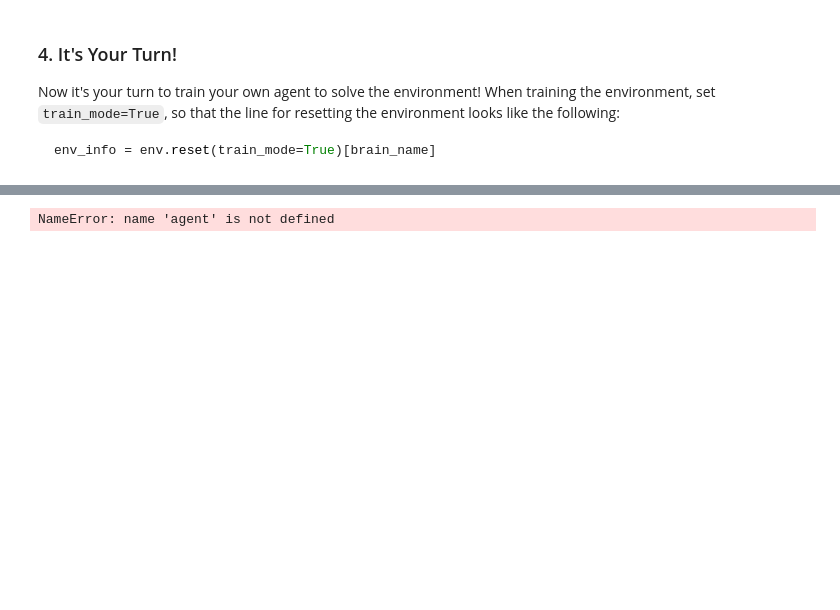
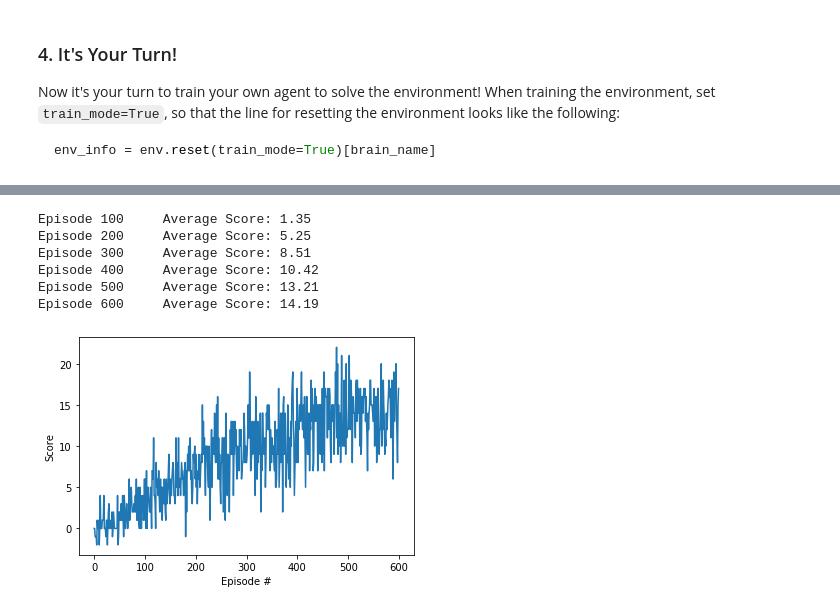
Before and after one commit to roeeSch/DRLL, a Jupyter notebook: drlnd/p1_navigation/Navigation.ipynb, the cells around one changed output, grey strips where cells are left out. Saved outputs shown, nothing was run; the diff lists cells and outputs as text; code cells hidden in the pictures; blank space fills up the shorter version.

Commit message:
project 1 - navigation : initial results

```diff
--- a/drlnd/p1_navigation/Navigation.ipynb
+++ b/drlnd/p1_navigation/Navigation.ipynb
@@ -47,0 +30,8 @@ Unity brain name: BananaBrain
+# %%
+from sys import platform
+if platform == 'linux':
+    bananFile = r'/home/roees/DRL course/drlnd/p1_navigation/Banana_Linux/Banana.x86_64'
+else:
+    bananFile = r"C:\Users\ROEE\GitProjects\DRLL\drlnd\p1_navigation\Banana_Windows_x86\Banana.exe"
+
+env = UnityEnvironment(file_name=bananFile)
@@ -149,7 +154,7 @@ ModuleNotFoundError: No module named 'numpy.core._multiarray_umath'
 from collections import namedtuple, deque
 
 #def dqn(n_episodes=2000, max_t=1000, eps_start=1.0, eps_end=0.01, eps_decay=0.995):
-def dqn(n_episodes=2, max_t=1000, eps_start=1.0, eps_end=0.01, eps_decay=0.995):
+def dqn(n_episodes=600, max_t=1000, eps_start=1.0, eps_end=0.01, eps_decay=0.995):
     """Deep Q-Learning.
 
     Params
@@ -189,31 +194,37 @@ def dqn(n_episodes=2, max_t=1000, eps_start=1.0, eps_end=0.01, eps_decay=0.995):
 
 
             # next_state, reward, done, _ = env.step(action)
             agent.step(state, action, reward, next_state, done)
             state = next_state
             score += reward
             if done:
                 break
         scores_window.append(score)       # save most recent score
         scores.append(score)              # save most recent score
         eps = max(eps_end, eps_decay*eps) # decrease epsilon
         print('\rEpisode {}\tAverage Score: {:.2f}'.format(i_episode, np.mean(scores_window)), end="")
         if i_episode % 100 == 0:
             print('\rEpisode {}\tAverage Score: {:.2f}'.format(i_episode, np.mean(scores_window)))
         if np.mean(scores_window)>=200.0:
             print('\nEnvironment solved in {:d} episodes!\tAverage Score: {:.2f}'.format(i_episode-100, np.mean(scores_window)))
             torch.save(agent.qnetwork_local.state_dict(), 'checkpoint.pth')
             break
     return scores
 
 scores = dqn()
 
 # plot the scores
 fig = plt.figure()
 ax = fig.add_subplot(111)
 plt.plot(np.arange(len(scores)), scores)
 plt.ylabel('Score')
 plt.xlabel('Episode #')
 plt.show()
 # %% [output]
-NameError: name 'agent' is not defined
+Episode 100     Average Score: 1.35
+Episode 200     Average Score: 5.25
+Episode 300     Average Score: 8.51
+Episode 400     Average Score: 10.42
+Episode 500     Average Score: 13.21
+Episode 600     Average Score: 14.19
+[figure, added]
```
Also changed, not shown: parts of 8 cells of this notebook, 8 other files.
